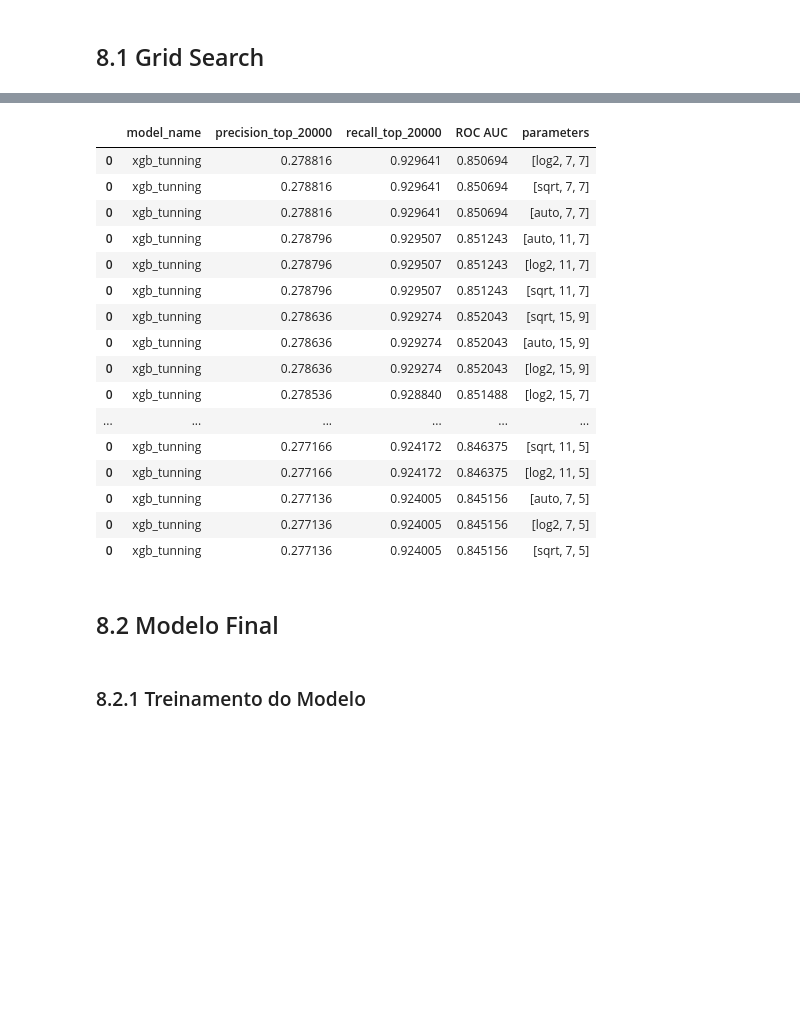
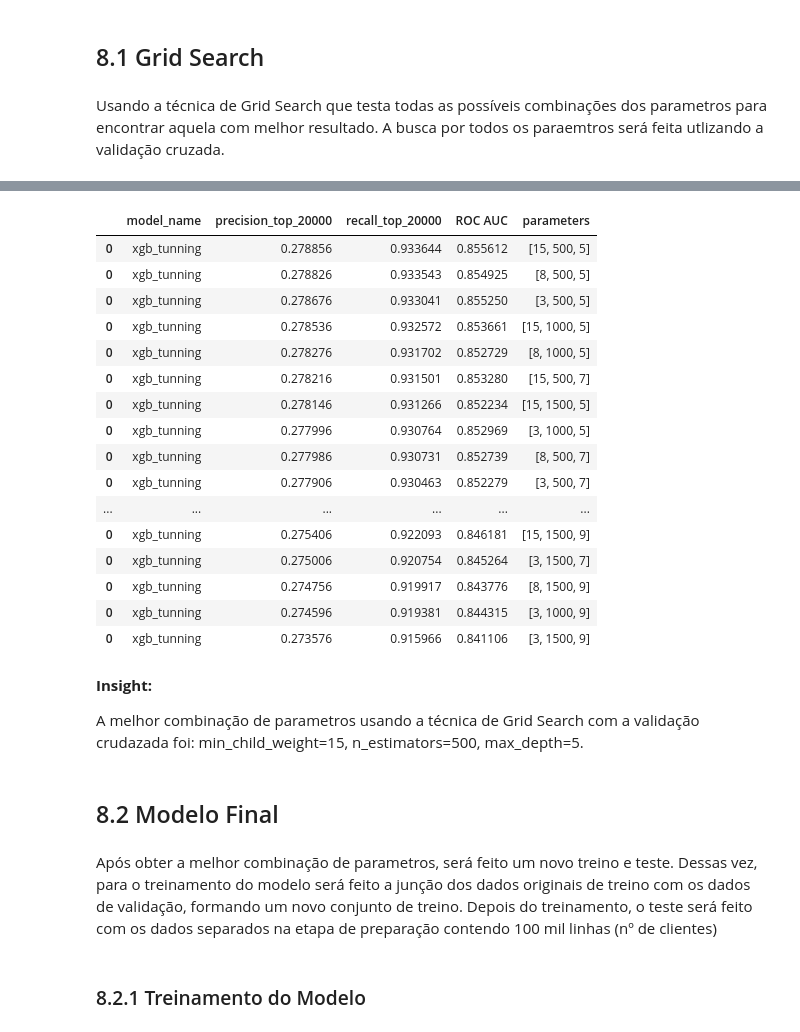
Before and after one commit to Jhonatanslopes/Health-Insurance-Cross-sell, a Jupyter notebook: notebook/notebook.ipynb, the cells around one changed output, grey strips where cells are left out. Drawn from its saved outputs; the diff is of its cells as text; code cells hidden in the pictures; blank space fills up the shorter version.

```diff
--- a/notebook/notebook.ipynb
+++ b/notebook/notebook.ipynb
@@ -806,19 +810,10 @@ pickle.dump(ms_vintage, open('../src/preparation/vintage.pkl', 'wb')) # Save obj
 ## 5.4 Encoding
 # %%
 # gender - One Hot Encoding
-# gender
-df5['gender_male'] = df5['gender'].apply(lambda x: 1 if x == 'Male' else 0)
-df5['gender_famale'] = df5['gender'].apply(lambda x: 1 if x == 'Female' else 0)
-df5 = df5.drop(columns=['gender']).copy()
-#df5 = pd.get_dummies(df5, prefix='gender', columns=['gender'])
+df5 = pd.get_dummies(df5, prefix='gender', columns=['gender'])
 
-# vehicle_age - One Hot Encoding
-# vehicle_age
-df5['vehicle_age_< 1 Year'] = df5['vehicle_age'].apply(lambda x: 1 if x == '< 1 Year' else 0)
-df5['vehicle_age_1-2 Year'] = df5['vehicle_age'].apply(lambda x: 1 if x == '1-2 Year' else 0)
-df5['vehicle_age_> 2 Years'] = df5['vehicle_age'].apply(lambda x: 1 if x == '> 2 Years' else 0)
-df5 = df5.drop(columns=['vehicle_age']).copy()
-#df5 = pd.get_dummies(df5, prefix='vehicle_age', columns=['vehicle_age'])
+# vehicle_age - Label Encoding
+df5['vehicle_age'] = df5['vehicle_age'].map({'< 1 Year': 1, '1-2 Year': 2, '> 2 Years': 3})
 
 # age_category - Label Encoding
 df5['age_category'] = df5['age_category'].map({'between_30_years': 0, 'over_30_years': 1})
@@ -852,9 +847,8 @@ df5 = pd.concat([x_train, y_train], axis=1)
 # %% [markdown]
 ### 5.5.2 Dados de Teste
 # %%
-# 20% sample to test
-test_size = 0.20
-n_sample = len(df5) * test_size
+# 100k customers
+n_sample = 100000
 
 # Filter data test
 data_test = df5.sample(round(n_sample))
@@ -911,8 +905,9 @@ plt.title('Feature Importances');
 # %% [markdown]
 ## 6.3 Features Selecionadas
 # %%
-cols_selected = ['vintage', 'annual_premium', 'monthly_premium', 'age', 'region_code',
-                 'policy_sales_channel', 'vehicle_damage', 'previously_insured', 'id']
+cols_selected = ['id', 'vintage', 'annual_premium', 'monthly_premium', 'age', 'region_code',
+                 'policy_sales_channel', 'vehicle_damage', 'previously_insured', 'vehicle_age']
+
 
 # Filter columns selected in data training and data validation and test
 x_train = x_train[cols_selected]
@@ -1119,10 +1148,12 @@ pd.concat([knn_cv, lr_cv, rf_cv, xgb_cv, bayes_cv]).sort_values(by='recall_top_2
 # 8.0 AJUSTE DE HIPERPARAMETROS
 # %% [markdown]
 ## 8.1 Grid Search
+# %% [markdown]
+Usando a técnica de Grid Search que testa todas as possíveis combinações dos parametros para encontrar aquela com melhor resultado. A busca por todos os paraemtros será feita utlizando a validação cruzada.
 # %%
 parameters = {
     'min_child_weight': [3, 8, 15],
-    'n_estimators': [1000, 1500, 2000],
+    'n_estimators': [500, 1000, 1500],
     'max_depth': [5, 7, 9]
 }
 
@@ -1130,20 +1161,20 @@ final_result, result_parameter = pd.DataFrame(), list()
 for settings in grid_parameters(parameters):
 
     param = {
-        'max_features': settings['max_features'], 'n_estimators': settings['n_estimators'], 'max_depth': settings['max_depth']
+        'min_child_weight': settings['min_child_weight'], 'n_estimators': settings['n_estimators'], 'max_depth': settings['max_depth']
     }
 
     print(param)
 
     # model
     xgb_tunning = xgb.XGBClassifier(
-        max_features=param['max_features'], n_estimators=param['n_estimators'], max_depth=param['max_depth']
+        min_child_weight=param['min_child_weight'], n_estimators=param['n_estimators'], max_depth=param['max_depth']
     )
 
     # performance
     result = cross_validation(model_name='xgb_tunning', model=xgb_tunning, x=x_train, y=y_train, cv=5, topk=20000, verbose=False)
     final_result = pd.concat([final_result, result])
-    result_parameter.append([param['max_features'], param['n_estimators'], param['max_depth']])
+    result_parameter.append([param['min_child_weight'], param['n_estimators'], param['max_depth']])
 
 final_result['parameters'] = result_parameter
 final_result.sort_values(by='precision_top_20000', ascending=False)
@@ -1168,22 +1199,28 @@ final_result.sort_values(by='precision_top_20000', ascending=False)
 |  | model_name | precision_top_20000 | recall_top_20000 | ROC AUC | parameters |
-| 0 | xgb_tunning | 0.278816 | 0.929641 | 0.850694 | [log2, 7, 7] |
-| 0 | xgb_tunning | 0.278816 | 0.929641 | 0.850694 | [sqrt, 7, 7] |
-| 0 | xgb_tunning | 0.278816 | 0.929641 | 0.850694 | [auto, 7, 7] |
-| 0 | xgb_tunning | 0.278796 | 0.929507 | 0.851243 | [auto, 11, 7] |
-| 0 | xgb_tunning | 0.278796 | 0.929507 | 0.851243 | [log2, 11, 7] |
-| 0 | xgb_tunning | 0.278796 | 0.929507 | 0.851243 | [sqrt, 11, 7] |
-| 0 | xgb_tunning | 0.278636 | 0.929274 | 0.852043 | [sqrt, 15, 9] |
-| 0 | xgb_tunning | 0.278636 | 0.929274 | 0.852043 | [auto, 15, 9] |
-| 0 | xgb_tunning | 0.278636 | 0.929274 | 0.852043 | [log2, 15, 9] |
-| 0 | xgb_tunning | 0.278536 | 0.928840 | 0.851488 | [log2, 15, 7] |
+| 0 | xgb_tunning | 0.278856 | 0.933644 | 0.855612 | [15, 500, 5] |
+| 0 | xgb_tunning | 0.278826 | 0.933543 | 0.854925 | [8, 500, 5] |
+| 0 | xgb_tunning | 0.278676 | 0.933041 | 0.855250 | [3, 500, 5] |
+| 0 | xgb_tunning | 0.278536 | 0.932572 | 0.853661 | [15, 1000, 5] |
+| 0 | xgb_tunning | 0.278276 | 0.931702 | 0.852729 | [8, 1000, 5] |
+| 0 | xgb_tunning | 0.278216 | 0.931501 | 0.853280 | [15, 500, 7] |
+| 0 | xgb_tunning | 0.278146 | 0.931266 | 0.852234 | [15, 1500, 5] |
+| 0 | xgb_tunning | 0.277996 | 0.930764 | 0.852969 | [3, 1000, 5] |
+| 0 | xgb_tunning | 0.277986 | 0.930731 | 0.852739 | [8, 500, 7] |
+| 0 | xgb_tunning | 0.277906 | 0.930463 | 0.852279 | [3, 500, 7] |
 | ... | ... | ... | ... | ... | ... |
-| 0 | xgb_tunning | 0.277166 | 0.924172 | 0.846375 | [sqrt, 11, 5] |
-| 0 | xgb_tunning | 0.277166 | 0.924172 | 0.846375 | [log2, 11, 5] |
-| 0 | xgb_tunning | 0.277136 | 0.924005 | 0.845156 | [auto, 7, 5] |
-| 0 | xgb_tunning | 0.277136 | 0.924005 | 0.845156 | [log2, 7, 5] |
-| 0 | xgb_tunning | 0.277136 | 0.924005 | 0.845156 | [sqrt, 7, 5] |
+| 0 | xgb_tunning | 0.275406 | 0.922093 | 0.846181 | [15, 1500, 9] |
+| 0 | xgb_tunning | 0.275006 | 0.920754 | 0.845264 | [3, 1500, 7] |
+| 0 | xgb_tunning | 0.274756 | 0.919917 | 0.843776 | [8, 1500, 9] |
+| 0 | xgb_tunning | 0.274596 | 0.919381 | 0.844315 | [3, 1000, 9] |
+| 0 | xgb_tunning | 0.273576 | 0.915966 | 0.841106 | [3, 1500, 9] |
+# %% [markdown]
+**Insight:**
+
+A melhor combinação de parametros usando a técnica de Grid Search com a validação crudazada foi: min_child_weight=15, n_estimators=500, max_depth=5.
 # %% [markdown]
 ## 8.2 Modelo Final
+# %% [markdown]
+Após obter a melhor combinação de parametros, será feito um novo treino e teste. Dessas vez, para o treinamento do modelo será feito a junção dos dados originais de treino  com os dados de validação, formando um novo conjunto de treino. Depois do treinamento, o teste será feito com os dados separados na etapa de preparação contendo 100 mil linhas (nº de clientes)
 # %% [markdown]
 ### 8.2.1 Treinamento do Modelo
 # %%
```
Also changed, not shown: parts of 36 cells of this notebook, 12 other files.
